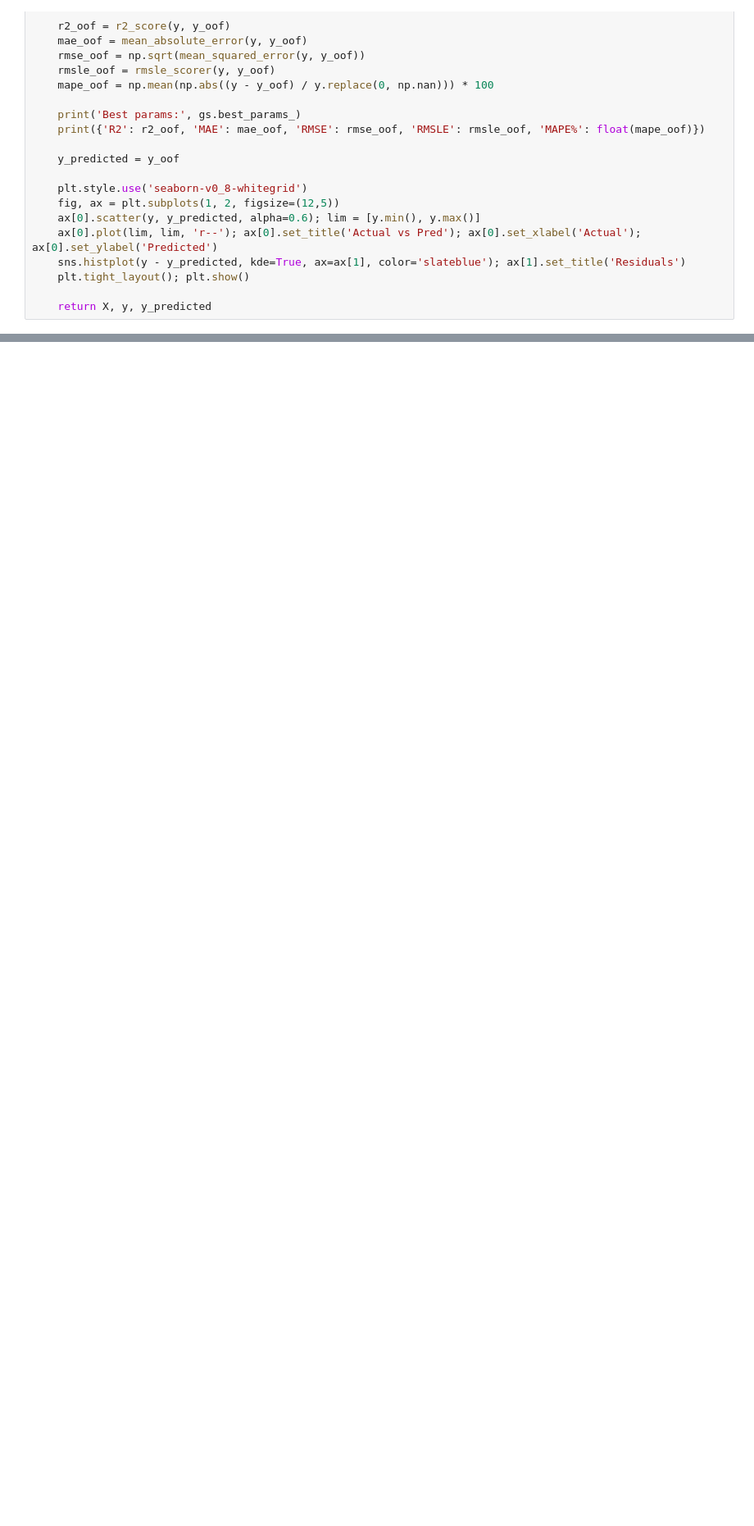
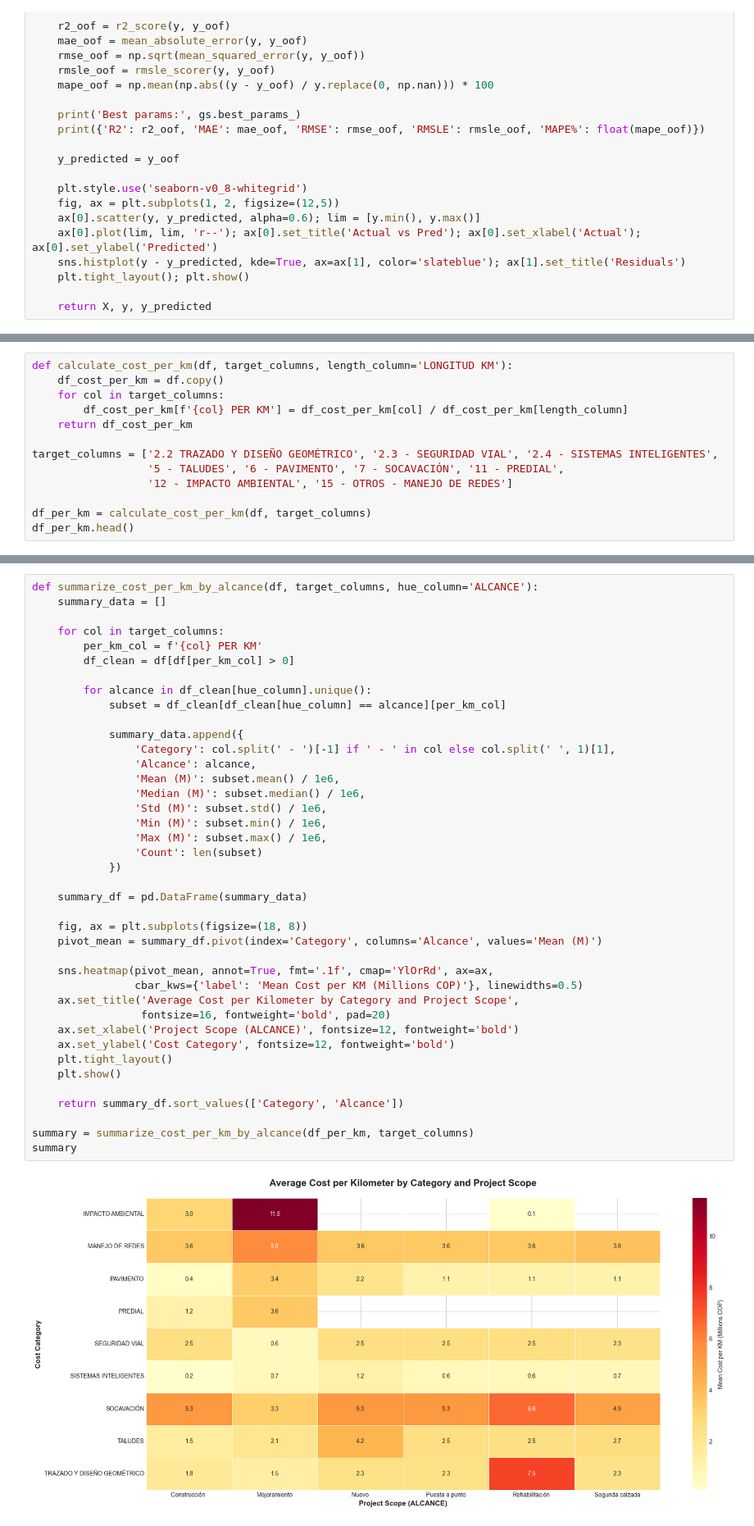
Before and after one commit to ForeroAlejandroGit/practicum, a Jupyter notebook: src/machine_learning.ipynb, the cells around one changed output, grey strips where cells are left out. Shown at 82% size. Drawn from its saved outputs; the diff is of its cells as text; blank space fills up the shorter version.

Commit message:
Good results, Costs by KM, SVR and no 0001

```diff
--- a/src/machine_learning.ipynb
+++ b/src/machine_learning.ipynb
@@ -150,0 +138,13 @@ output.sort_values(by='difference', ascending=False)
+# %%
+def calculate_cost_per_km(df, target_columns, length_column='LONGITUD KM'):
+    df_cost_per_km = df.copy()
+    for col in target_columns:
+        df_cost_per_km[f'{col} PER KM'] = df_cost_per_km[col] / df_cost_per_km[length_column]
+    return df_cost_per_km
+
+target_columns = ['2.2 TRAZADO Y DISEÑO GEOMÉTRICO', '2.3 - SEGURIDAD VIAL', '2.4 - SISTEMAS INTELIGENTES',
+                  '5 - TALUDES', '6 - PAVIMENTO', '7 - SOCAVACIÓN', '11 - PREDIAL',
+                  '12 - IMPACTO AMBIENTAL', '15 - OTROS - MANEJO DE REDES']
+
+df_per_km = calculate_cost_per_km(df, target_columns)
+df_per_km.head()
@@ -150,0 +159,42 @@ output.sort_values(by='difference', ascending=False)
+# %%
+def summarize_cost_per_km_by_alcance(df, target_columns, hue_column='ALCANCE'):
+    summary_data = []
+
+    for col in target_columns:
+        per_km_col = f'{col} PER KM'
+        df_clean = df[df[per_km_col] > 0]
+
+        for alcance in df_clean[hue_column].unique():
+            subset = df_clean[df_clean[hue_column] == alcance][per_km_col]
+
+            summary_data.append({
+                'Category': col.split(' - ')[-1] if ' - ' in col else col.split(' ', 1)[1],
+                'Alcance': alcance,
+                'Mean (M)': subset.mean() / 1e6,
+                'Median (M)': subset.median() / 1e6,
+                'Std (M)': subset.std() / 1e6,
+                'Min (M)': subset.min() / 1e6,
+                'Max (M)': subset.max() / 1e6,
+                'Count': len(subset)
+            })
+
+    summary_df = pd.DataFrame(summary_data)
+
+    fig, ax = plt.subplots(figsize=(18, 8))
+    pivot_mean = summary_df.pivot(index='Category', columns='Alcance', values='Mean (M)')
+
+    sns.heatmap(pivot_mean, annot=True, fmt='.1f', cmap='YlOrRd', ax=ax,
+                cbar_kws={'label': 'Mean Cost per KM (Millions COP)'}, linewidths=0.5)
+    ax.set_title('Average Cost per Kilometer by Category and Project Scope',
+                 fontsize=16, fontweight='bold', pad=20)
+    ax.set_xlabel('Project Scope (ALCANCE)', fontsize=12, fontweight='bold')
+    ax.set_ylabel('Cost Category', fontsize=12, fontweight='bold')
+    plt.tight_layout()
+    plt.show()
+
+    return summary_df.sort_values(['Category', 'Alcance'])
+
+summary = summarize_cost_per_km_by_alcance(df_per_km, target_columns)
+summary
+# %% [output]
+[figure, added]
```
Also changed, not shown: parts of 10 cells of this notebook.
